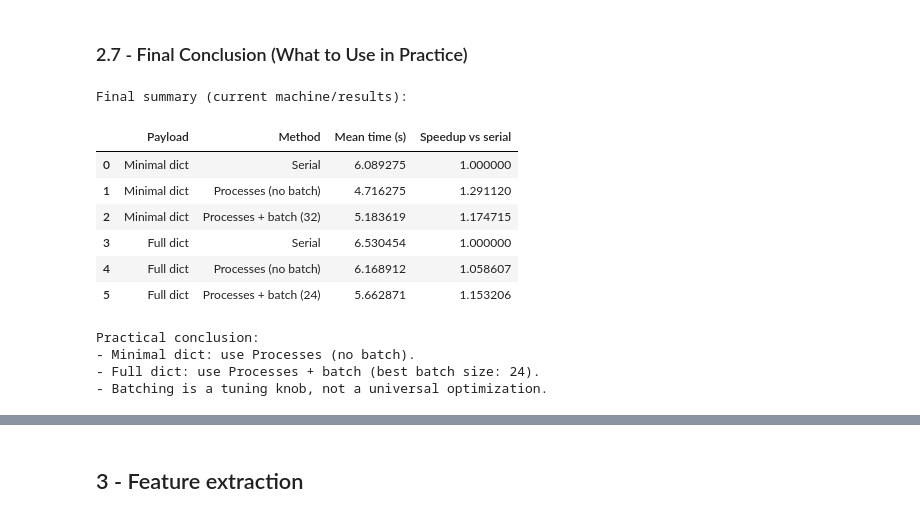
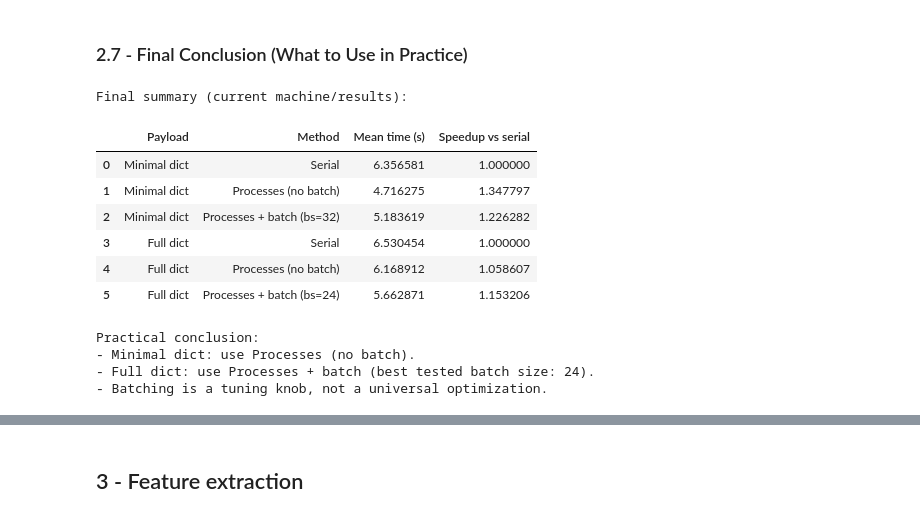
Before and after one commit to G-Gress/python_parallelism, a Jupyter notebook: notebooks/exploration.ipynb, the cells around one changed output, grey strips where cells are left out. Drawn from its saved outputs; the diff is of its cells as text; code cells hidden in the pictures.

```diff
--- a/notebooks/exploration.ipynb
+++ b/notebooks/exploration.ipynb
@@ -928,78 +885,33 @@ The next section turns these observations into a final, data-driven recommendati
 ### 2.7 - Final Conclusion (What to Use in Practice)
 # %%
 # Final decision summary from current benchmark results
-benchmark_results_df = load_benchmarks_as_dataframe(BENCHMARK_RESULTS_PATH)
+summary, conclusions, missing = summarize_preprocessing_benchmarks(
+    BENCHMARK_RESULTS_PATH,
+    batch_sizes=batch_sizes,
+ )
 
-# Check that all required benchmark keys are present before summarizing results
-required_keys = [
-    "serial_min", "serial_full",
-    "process_min_4w", "process_full_4w",
-] + [f"batched_process_min_{b}" for b in batch_sizes] + [f"batched_process_full_{b}" for b in batch_sizes]
-
-# Display missing keys if any benchmarks haven't been run yet
-missing = [k for k in required_keys if k not in benchmark_results_df.index]
 if missing:
     print("Missing benchmark keys:")
     for key in missing:
         print(f"- {key}")
     print("\nRun the missing benchmark cells above, then re-run this cell.")
 else:
-    # Best batch configs for minimal and full dicts
-    min_batch_sizes = [f"batched_process_min_{b}" for b in batch_sizes]
-    full_batch_sizes = [f"batched_process_full_{b}" for b in batch_sizes]
-
-    best_min_key = min(min_batch_sizes, key=lambda k: benchmark_results_df.loc[k, "mean"])
-    best_full_key = min(full_batch_sizes, key=lambda k: benchmark_results_df.loc[k, "mean"])
-
-    best_min_batch_size = int(best_min_key.split("_")[-1])
-    best_full_batch_size = int(best_full_key.split("_")[-1])
-
-    # Exctracting best times for each method
-    serial_min_time = benchmark_results_df.loc["serial_min", "mean"]
-    serial_full_time = benchmark_results_df.loc["serial_full", "mean"]
-    process_min_time = benchmark_results_df.loc["process_min_4w", "mean"]
-    process_full_time = benchmark_results_df.loc["process_full_4w", "mean"]
-    batched_min_time = benchmark_results_df.loc[best_min_key, "mean"]
-    batched_full_time = benchmark_results_df.loc[best_full_key, "mean"]
-
-    summary = pd.DataFrame([
-        ["Minimal dict", "Serial", serial_min_time],
-        ["Minimal dict", "Processes (no batch)", process_min_time],
-        ["Minimal dict", f"Processes + batch ({best_min_batch_size})", batched_min_time],
-        ["Full dict", "Serial", serial_full_time],
-        ["Full dict", "Processes (no batch)", process_full_time],
-        ["Full dict", f"Processes + batch ({best_full_batch_size})", batched_full_time],
-    ], columns=["Payload", "Method", "Mean time (s)"])
-
-    summary["Speedup vs serial"] = [
-        serial_min_time / serial_min_time,
-        serial_min_time / process_min_time,
-        serial_min_time / batched_min_time,
-        serial_full_time / serial_full_time,
-        serial_full_time / process_full_time,
-        serial_full_time / batched_full_time,
-    ]
-
     print("Final summary (current machine/results):\n")
     display(summary)
 
-    min_best_method = "Processes + batch" if batched_min_time < process_min_time else "Processes (no batch)"
-    full_best_method = "Processes + batch" if batched_full_time < process_full_time else "Processes (no batch)"
-
     print("\nPractical conclusion:")
-    print(f"- Minimal dict: use {min_best_method}.")
-    print(f"- Full dict: use {full_best_method} (best batch size: {best_full_batch_size}).")
-    print("- Batching is a tuning knob, not a universal optimization.")
+    for line in conclusions:
+        print(f"- {line}")
 # %% [output]
 Final summary (current machine/results):
 |  | Payload | Method | Mean time (s) | Speedup vs serial |
-| 0 | Minimal dict | Serial | 6.089275 | 1.000000 |
-| 1 | Minimal dict | Processes (no batch) | 4.716275 | 1.291120 |
-| 2 | Minimal dict | Processes + batch (32) | 5.183619 | 1.174715 |
+| 0 | Minimal dict | Serial | 6.356581 | 1.000000 |
+| 1 | Minimal dict | Processes (no batch) | 4.716275 | 1.347797 |
+| 2 | Minimal dict | Processes + batch (bs=32) | 5.183619 | 1.226282 |
 | 3 | Full dict | Serial | 6.530454 | 1.000000 |
 | 4 | Full dict | Processes (no batch) | 6.168912 | 1.058607 |
-| 5 | Full dict | Processes + batch (24) | 5.662871 | 1.153206 |
+| 5 | Full dict | Processes + batch (bs=24) | 5.662871 | 1.153206 |
 Practical conclusion:
 - Minimal dict: use Processes (no batch).
-- Full dict: use Processes + batch (best batch size: 24).
+- Full dict: use Processes + batch (best tested batch size: 24).
 - Batching is a tuning knob, not a universal optimization.
```
Also changed, not shown: parts of 5 cells of this notebook.
